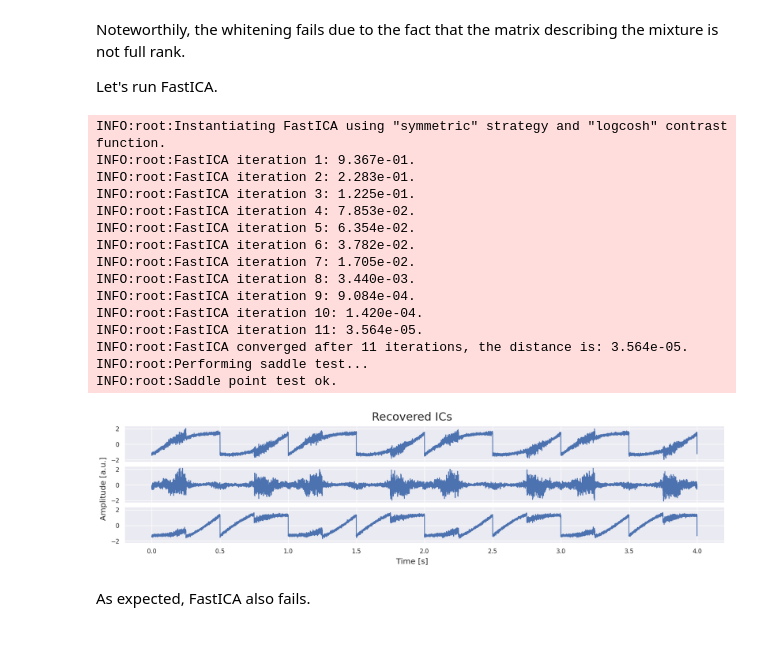
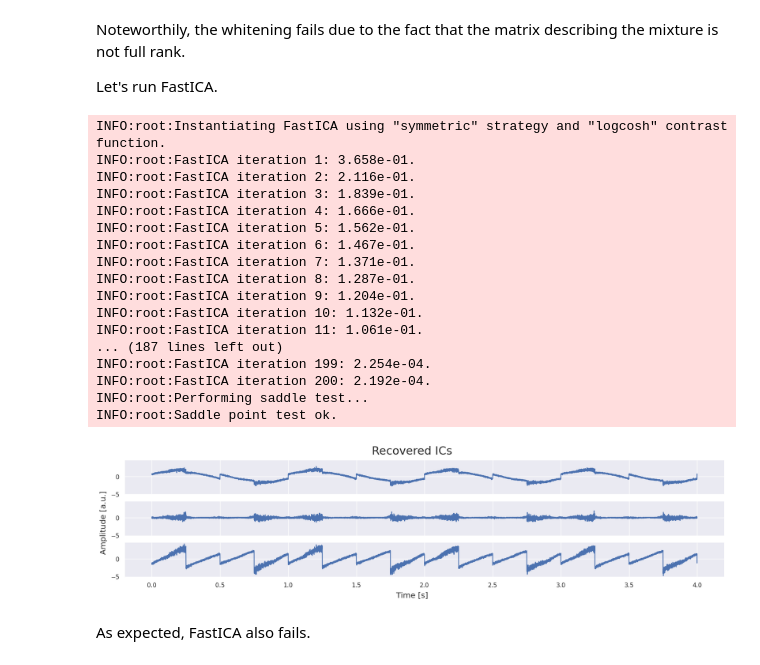
Before and after one commit to pulp-bio/emgkit, a Jupyter notebook: examples/Tutorial on ICA and sEMG.ipynb, the cells around one changed output. Drawn from its saved outputs; the diff is of its cells as text; code cells hidden in the pictures.

```diff
--- a/examples/Tutorial on ICA and sEMG.ipynb
+++ b/examples/Tutorial on ICA and sEMG.ipynb
@@ -392,30 +404,40 @@ Noteworthily, the whitening fails due to the fact that the matrix describing the
 
 Let's run FastICA.
 # %%
+# Initial weights
+w_init3x4 = torch.from_numpy(prng.standard_normal(size=(3, 4))).to(device)
+
 S_rec = emgkit.ica.fast_ica(
-    Xw, whiten_alg="none", n_ics=3, do_saddle_test=True, device=device
+    Xw,
+    n_ics=3,
+    whiten_alg="none",
+    do_saddle_test=True,
+    device=device,
+    w_init=w_init3x4,
 )[0]
 
 emgkit.plot.plot_signal(
     S_rec, fs=SIG_FS, style="complete", title="Recovered ICs", fig_size=(16, 4)
 )
 # %% [output]
 INFO:root:Instantiating FastICA using "symmetric" strategy and "logcosh" contrast function.
-INFO:root:FastICA iteration 1: 9.367e-01.
-INFO:root:FastICA iteration 2: 2.283e-01.
-INFO:root:FastICA iteration 3: 1.225e-01.
-INFO:root:FastICA iteration 4: 7.853e-02.
-INFO:root:FastICA iteration 5: 6.354e-02.
-INFO:root:FastICA iteration 6: 3.782e-02.
-INFO:root:FastICA iteration 7: 1.705e-02.
-INFO:root:FastICA iteration 8: 3.440e-03.
-INFO:root:FastICA iteration 9: 9.084e-04.
-INFO:root:FastICA iteration 10: 1.420e-04.
-INFO:root:FastICA iteration 11: 3.564e-05.
-INFO:root:FastICA converged after 11 iterations, the distance is: 3.564e-05.
+INFO:root:FastICA iteration 1: 3.658e-01.
+INFO:root:FastICA iteration 2: 2.116e-01.
+INFO:root:FastICA iteration 3: 1.839e-01.
+INFO:root:FastICA iteration 4: 1.666e-01.
+INFO:root:FastICA iteration 5: 1.562e-01.
+INFO:root:FastICA iteration 6: 1.467e-01.
+INFO:root:FastICA iteration 7: 1.371e-01.
+INFO:root:FastICA iteration 8: 1.287e-01.
+INFO:root:FastICA iteration 9: 1.204e-01.
+INFO:root:FastICA iteration 10: 1.132e-01.
+INFO:root:FastICA iteration 11: 1.061e-01.
+... (187 lines left out)
+INFO:root:FastICA iteration 199: 2.254e-04.
+INFO:root:FastICA iteration 200: 2.192e-04.
 INFO:root:Performing saddle test...
 INFO:root:Saddle point test ok.
-[figure, old version]
+[figure, new version]
 # %% [markdown]
 As expected, FastICA also fails.
 # %% [markdown]
```
Also changed, not shown: parts of 20 cells of this notebook, 2 other files.
